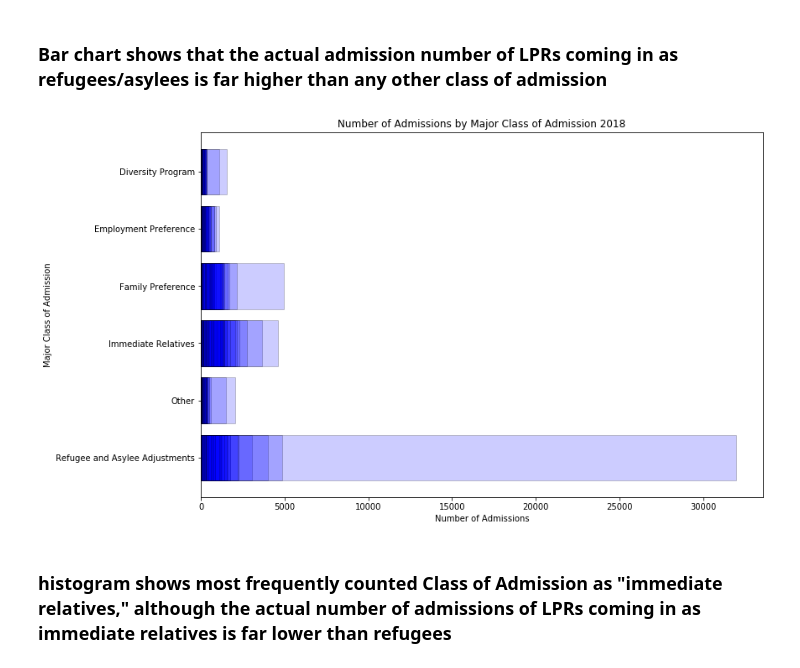
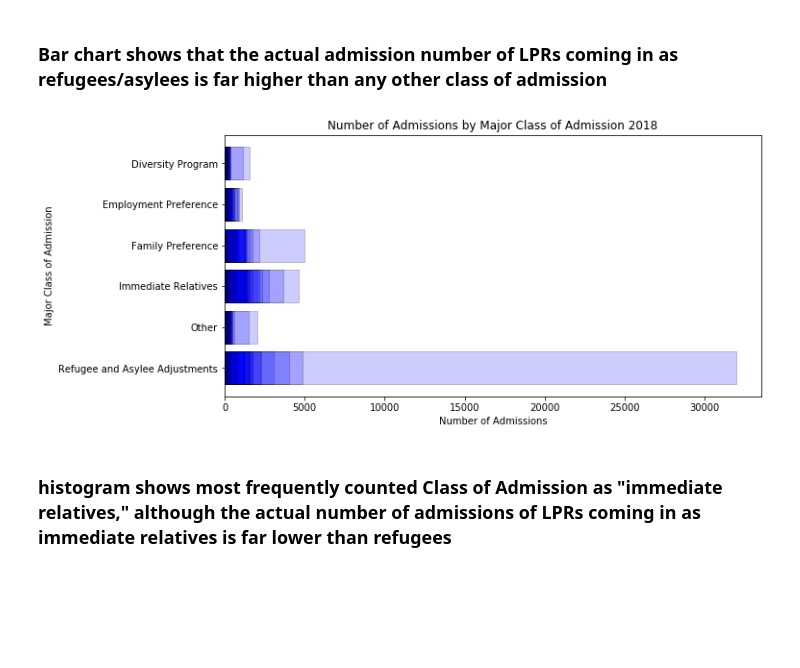
Before and after one commit to knitterpam/LPR_Location_Analysis, a Jupyter notebook: notebooks/capstone_EDA.ipynb, the cells around one changed output. Drawn from its saved outputs; the diff is of its cells as text; code cells hidden in the pictures; blank space fills up the shorter version.

```diff
--- a/notebooks/capstone_EDA.ipynb
+++ b/notebooks/capstone_EDA.ipynb
@@ -446,14 +435,14 @@ print(lpr_2018.Admissions.median())
 # %% [markdown]
 ### Bar chart shows that the actual admission number of LPRs coming in as refugees/asylees is far higher than any other class of admission
 # %%
-plt.figure(figsize = (12, 8))
+plt.figure(figsize = (10, 5))
 plt.barh('Combined Class', 'Admissions', data=lpr_2018, color = 'blue', edgecolor = 'black', alpha = 0.2);
 plt.xlabel('Number of Admissions')
 plt.ylabel('Major Class of Admission')
 plt.title('Number of Admissions by Major Class of Admission 2018');
 plt.show()
 # %% [output]
-[figure, old version]
+[figure, new version]
 # %% [markdown]
 ### histogram shows most frequently counted Class of Admission as "immediate relatives," although the actual number of admissions of LPRs coming in as immediate relatives is far lower than refugees
 # %%
```
Also changed, not shown: parts of 22 cells of this notebook.
